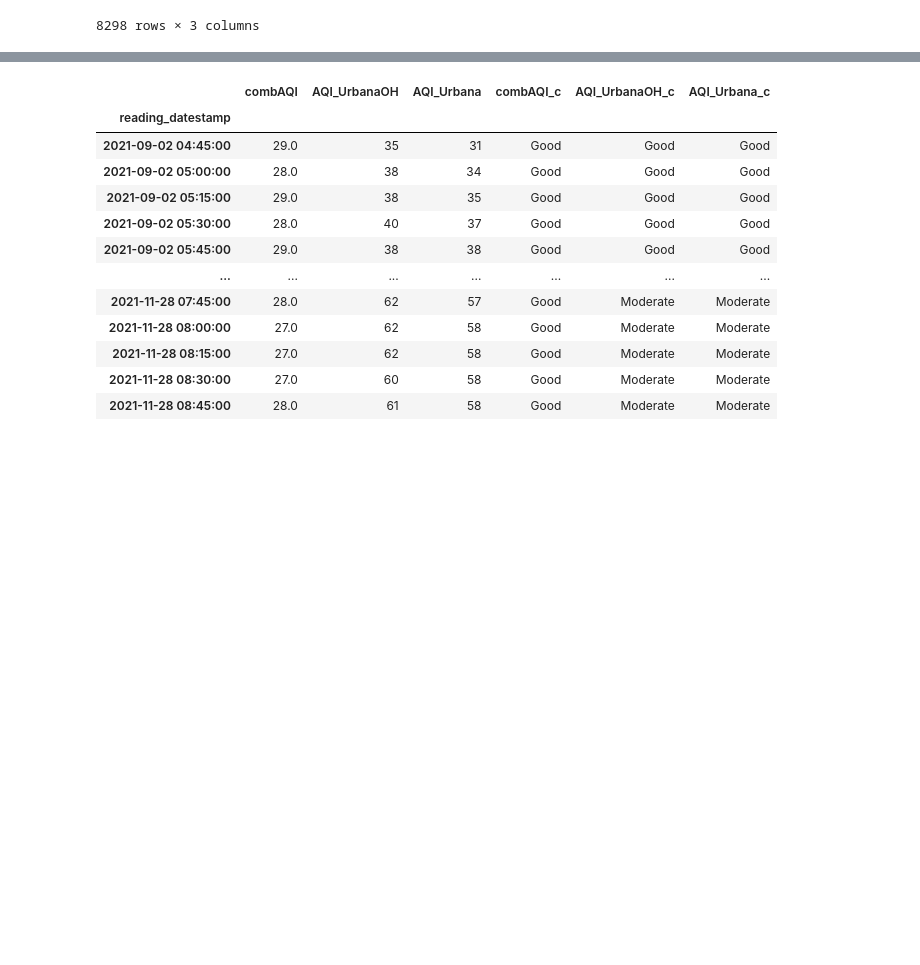
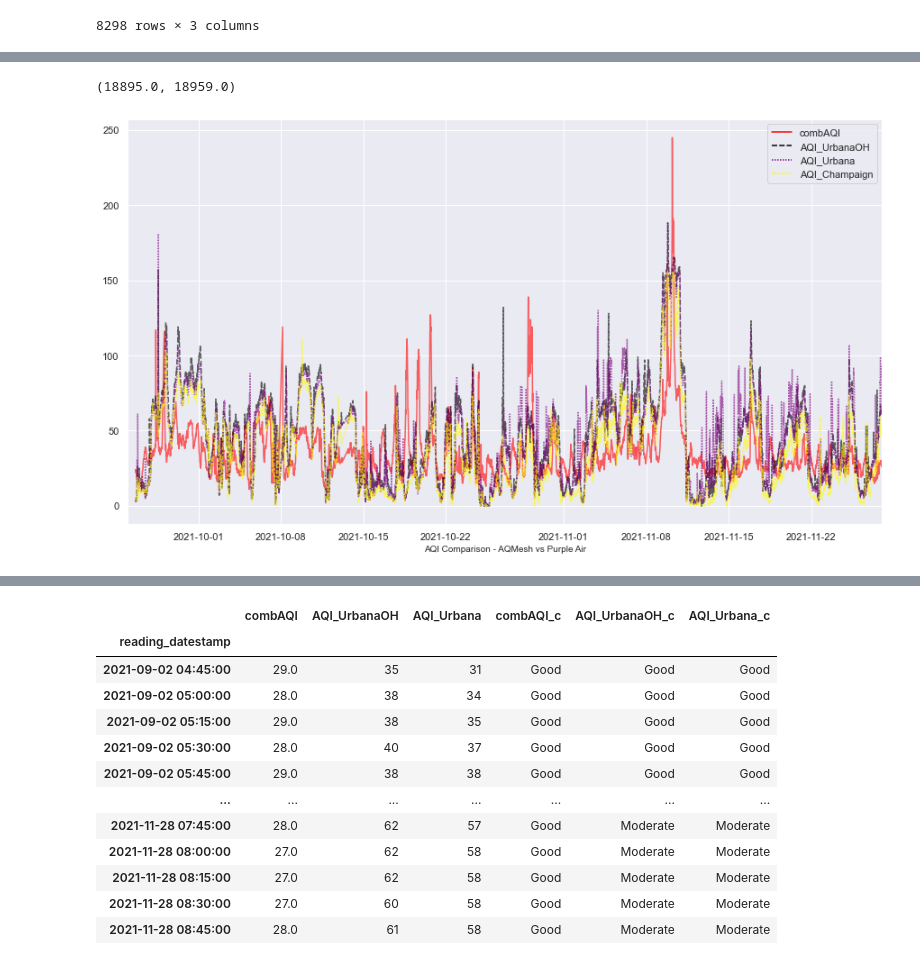
Before and after one commit to mihakim2/2021Fall_finals, a Jupyter notebook: DataViz+Analysis_Moazam.ipynb, the cells around one changed output, grey strips where cells are left out. Cells and saved outputs as stored; diff of their text form; code cells hidden in the pictures; blank space fills up the shorter version.

```diff
--- a/DataViz+Analysis_Moazam.ipynb
+++ b/DataViz+Analysis_Moazam.ipynb
@@ -191,0 +215,14 @@ AQI_combined
+# %%
+from datetime import datetime as dt
+import seaborn as sns
+sns.set_context("notebook", font_scale=1)
+sns.set(rc={'figure.figsize':(15,8.27)})
+left = dt(2021,9,25)
+right = dt(2021,11,28)
+ax = sns.lineplot(data=AQI_combined_all[['combAQI', 'AQI_UrbanaOH','AQI_Urbana','AQI_Champaign']], palette = ['red', 'black','purple', 'yellow'], alpha=0.6)
+#ax = sns.lineplot(data=df_champaign[['pm2.5_Champaign']], palette = ['brown'], alpha=0.6)
+ax.set_xlabel('AQI Comparison - AQMesh vs Purple Air', fontsize=10)
+ax.set_xlim(left, right)
+# %% [output]
+(18895.0, 18959.0)
+[figure, added]
```
Also changed, not shown: parts of 15 cells of this notebook, 1 other file.
